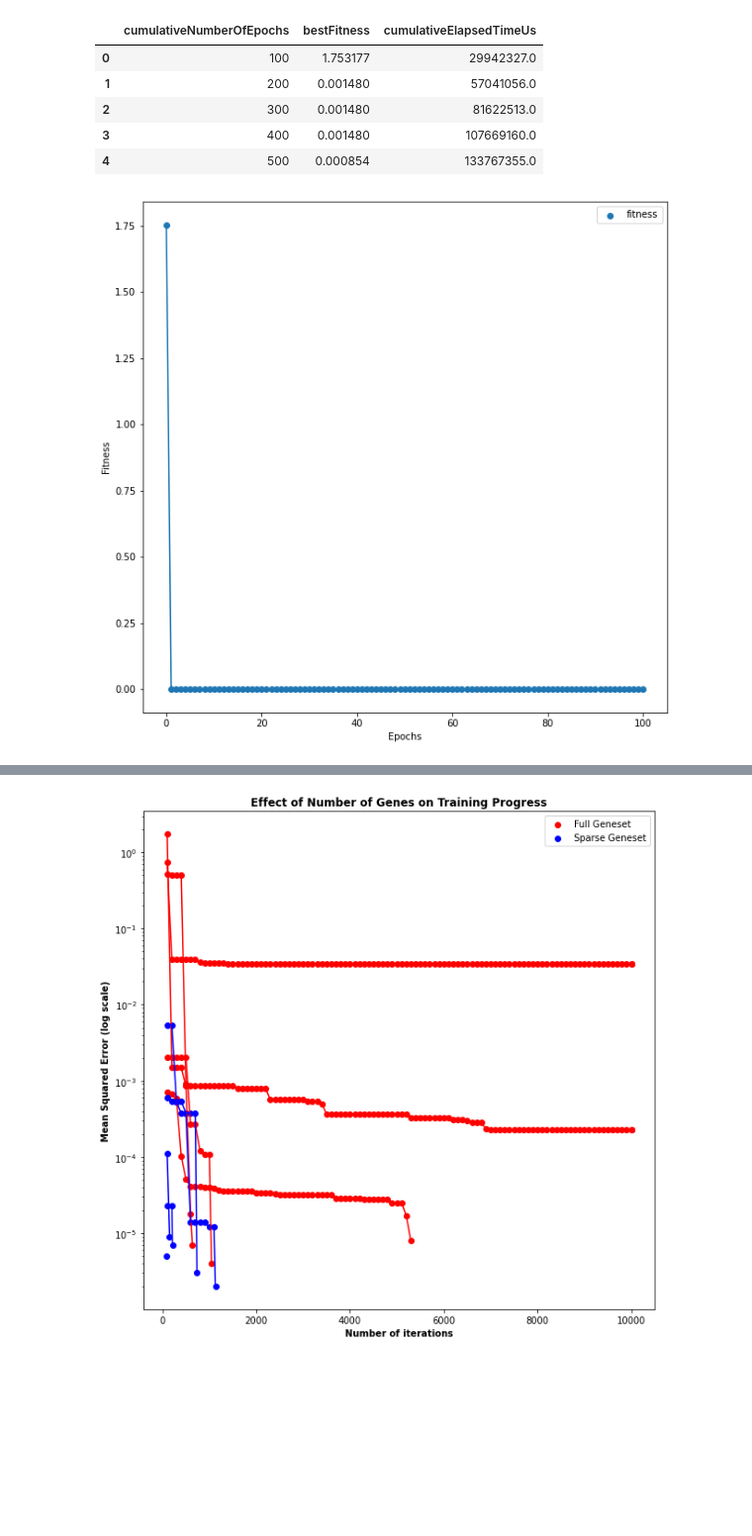
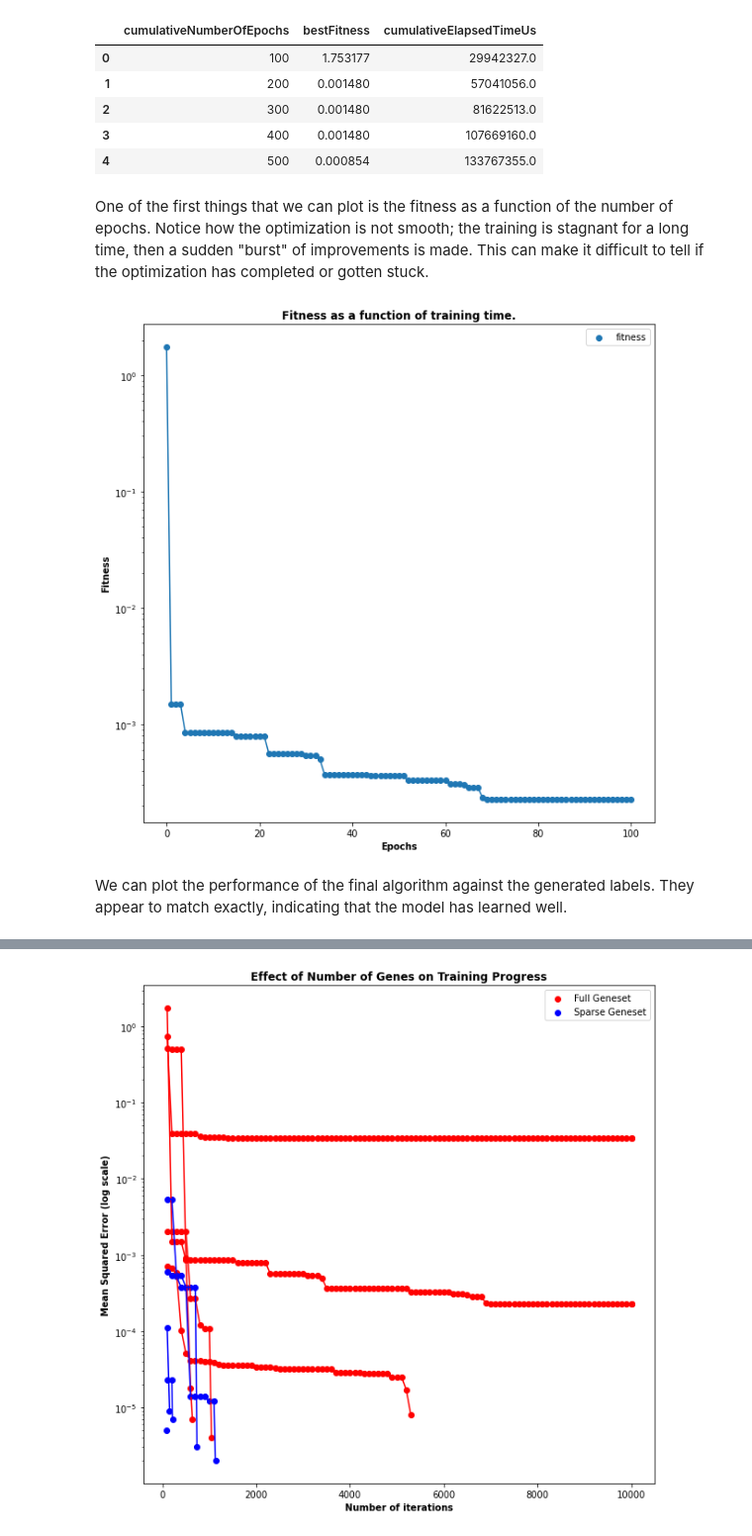
Before and after one commit to mitchellspryn/CGPExperiments, a Jupyter notebook: analysis/fitcurve/FitCurveAnalysis.ipynb, the cells around one changed output, grey strips where cells are left out. Shown at 99% size. Cells and saved outputs as stored; diff of their text form; code cells hidden in the pictures; blank space fills up the shorter version.

```diff
--- a/analysis/fitcurve/FitCurveAnalysis.ipynb
+++ b/analysis/fitcurve/FitCurveAnalysis.ipynb
@@ -23,24 +30,30 @@ log_df.head()
 | 2 | 300 | 0.001480 | 81622513.0 |
 | 3 | 400 | 0.001480 | 107669160.0 |
 | 4 | 500 | 0.000854 | 133767355.0 |
+# %% [markdown]
+One of the first things that we can plot is the fitness as a function of the number of epochs. Notice how the optimization is not smooth; the training is stagnant for a long time, then a sudden "burst" of improvements is made. This can make it difficult to tell if the optimization has completed or gotten stuck.
 # %%
 def plot_fitness(log_df):
     fig = plt.figure(figsize=(10,10))
     x = [i for i in range(0, log_df.shape[0], 1)]
     y = log_df['bestFitness']
 
     plt.scatter(x, y, label='fitness')
     plt.plot(x, y)
 
-    plt.xlabel('Epochs')
-    plt.ylabel('Fitness')
+    plt.title('Fitness as a function of training time.', fontweight='bold')
+    plt.xlabel('Epochs', fontweight='bold')
+    plt.ylabel('Fitness', fontweight='bold')
+    plt.yscale('log')
     plt.legend()
 
     plt.show()
 
 plot_fitness(log_df)
 # %% [output]
-[figure, old version]
+[figure, new version]
+# %% [markdown]
+We can plot the performance of the final algorithm against the generated labels. They appear to match exactly, indicating that the model has learned well.
 # %%
 def read_data_file(file_name):
     file_size = os.path.getsize(file_name)
```
Also changed, not shown: parts of 4 cells of this notebook, 19 other files.
